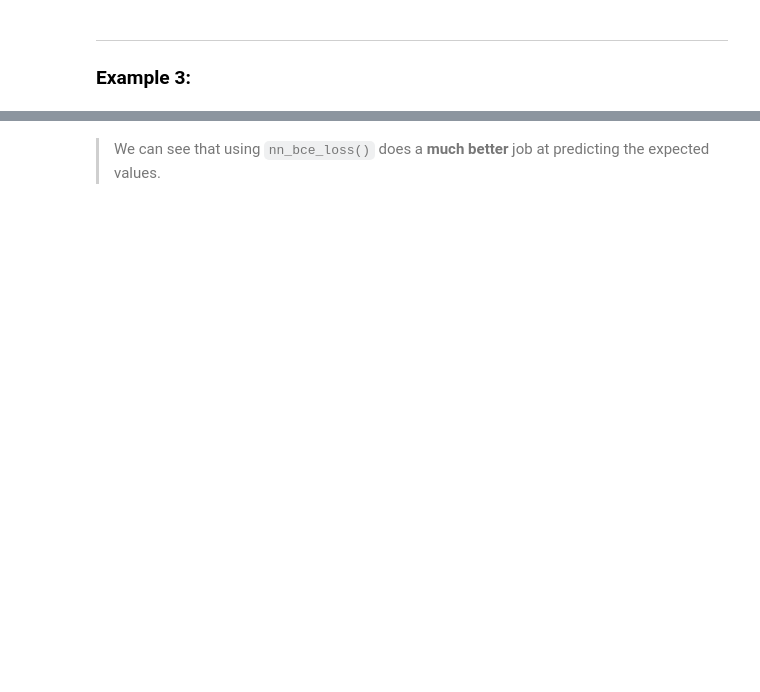
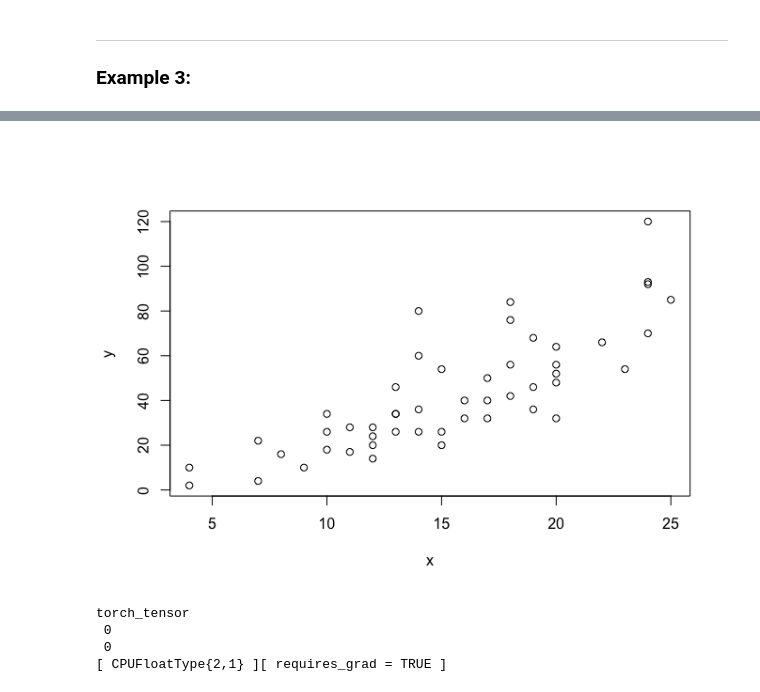
Before and after one commit to STAT380/week-9, a Jupyter notebook: autodiff.ipynb, the cells around one changed output, grey strips where cells are left out. Drawn from its saved outputs; the diff is of its cells as text; code cells hidden in the pictures; blank space fills up the shorter version.

```diff
--- a/autodiff.ipynb
+++ b/autodiff.ipynb
@@ -734,3 +206,15 @@ expected   0   1
-# %% [markdown]
-> We can see that using `nn_bce_loss()` does a **much better** job at
-> predicting the expected values.
+# %%
+x <- torch_tensor(cars$speed, dtype = torch_float())
+y <- torch_tensor(cars$dist, dtype = torch_float())
+
+plot(x, y)
+# %% [output]
+[figure, added]
+# %%
+b <- torch_zeros(c(2,1), dtype=torch_float(), requires_grad = TRUE)
+b
+# %% [output]
+torch_tensor
+ 0
+ 0
+[ CPUFloatType{2,1} ][ requires_grad = TRUE ]
```
Also changed, not shown: parts of 76 cells of this notebook, 16 other files.
